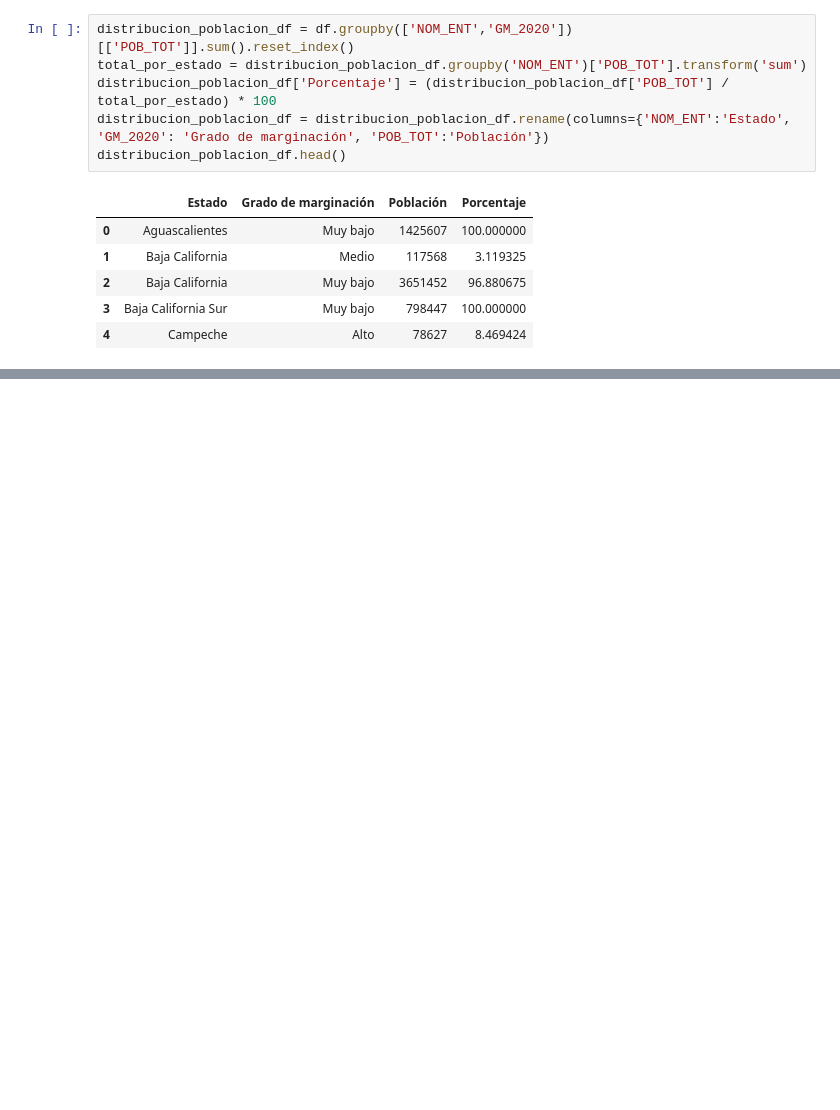
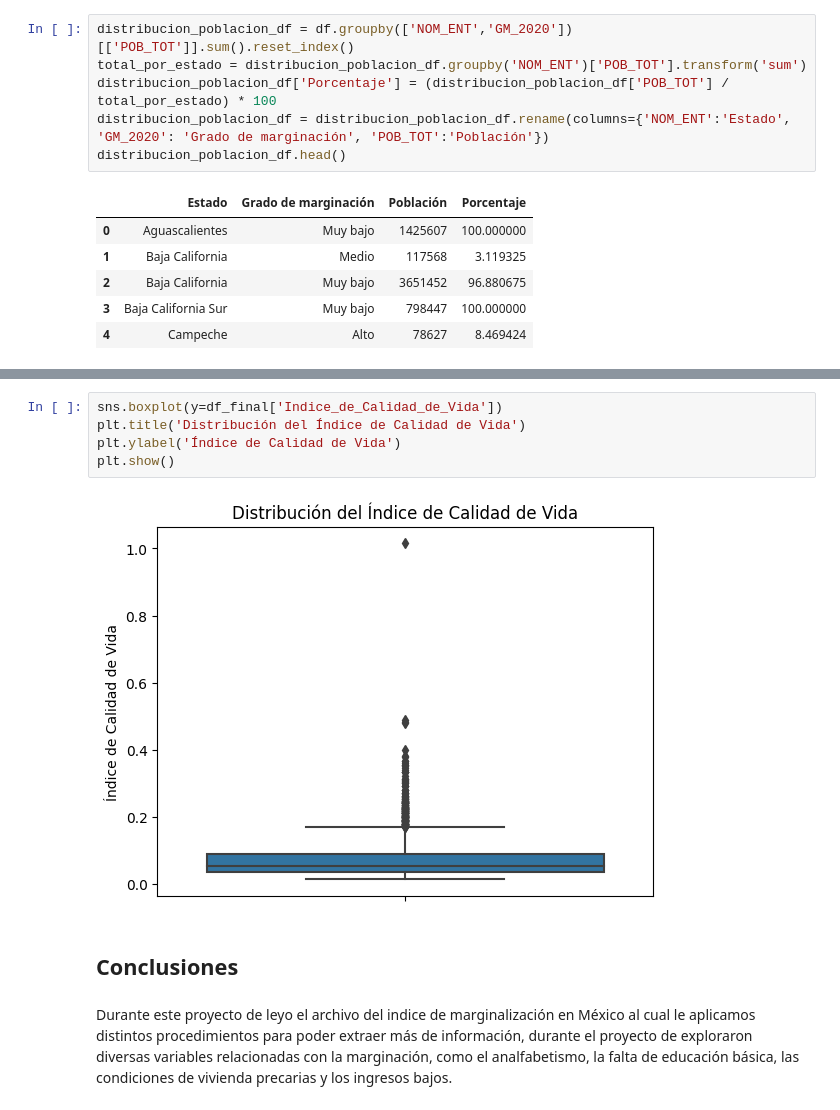
Before and after one commit to VesnaPivac/Indice_de_marginalizacion_Mexico, a Jupyter notebook: Proyecto_IndiceMarginalizacion.ipynb, the cells around one changed output, grey strips where cells are left out. Cells and saved outputs as stored; diff of their text form; blank space fills up the shorter version.

```diff
--- a/Proyecto_IndiceMarginalizacion.ipynb
+++ b/Proyecto_IndiceMarginalizacion.ipynb
@@ -131,0 +242,11 @@ NameError: name 'sns' is not defined
+# %%
+sns.boxplot(y=df_final['Indice_de_Calidad_de_Vida'])
+plt.title('Distribución del Índice de Calidad de Vida')
+plt.ylabel('Índice de Calidad de Vida')
+plt.show()
+# %% [output]
+[figure, added]
+# %% [markdown]
+## Conclusiones
+# %% [markdown]
+Durante este proyecto de leyo el archivo del indice de marginalización en México al cual le aplicamos distintos procedimientos para poder extraer más de información, durante el proyecto de exploraron diversas variables relacionadas con la marginación, como el analfabetismo, la falta de educación básica, las condiciones de vivienda precarias y los ingresos bajos.
```
Also changed, not shown: parts of 29 cells of this notebook.
